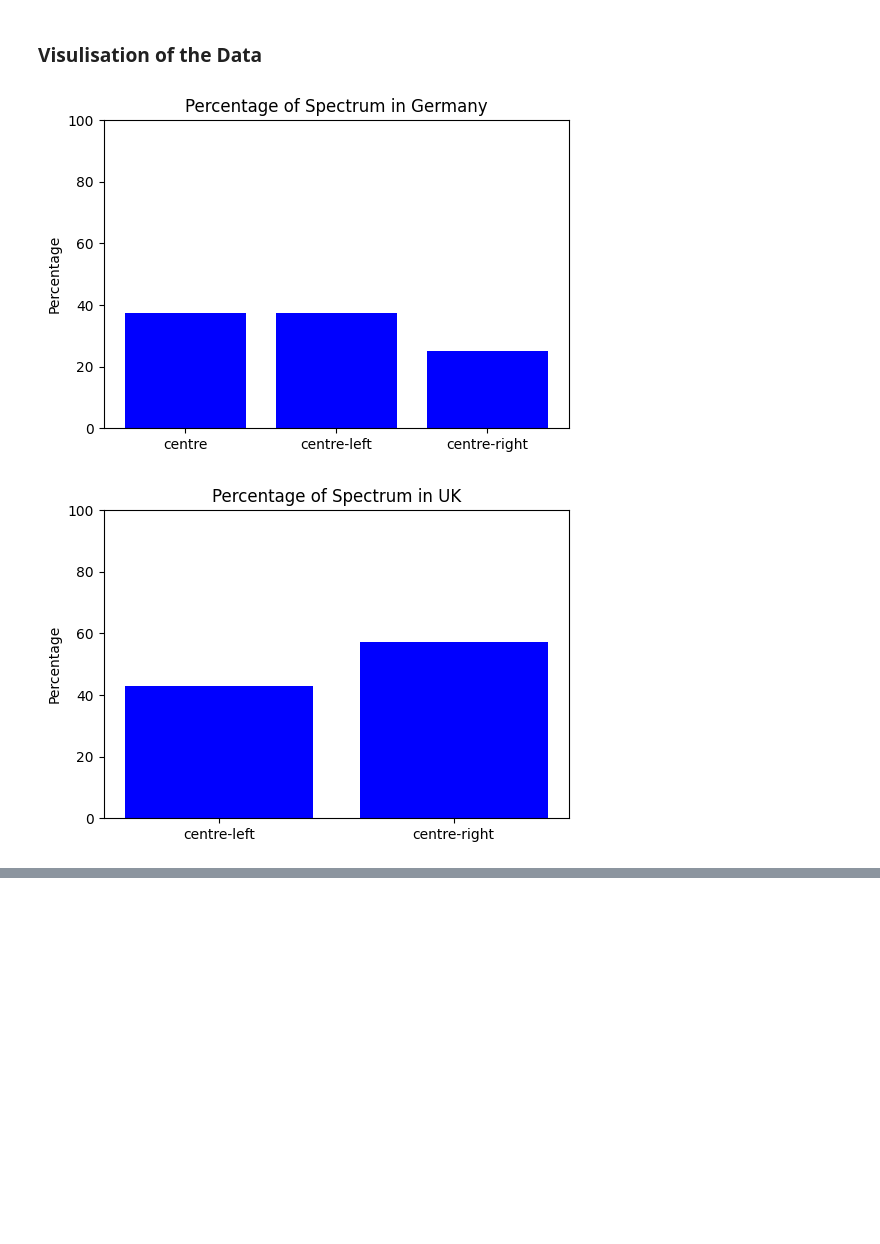
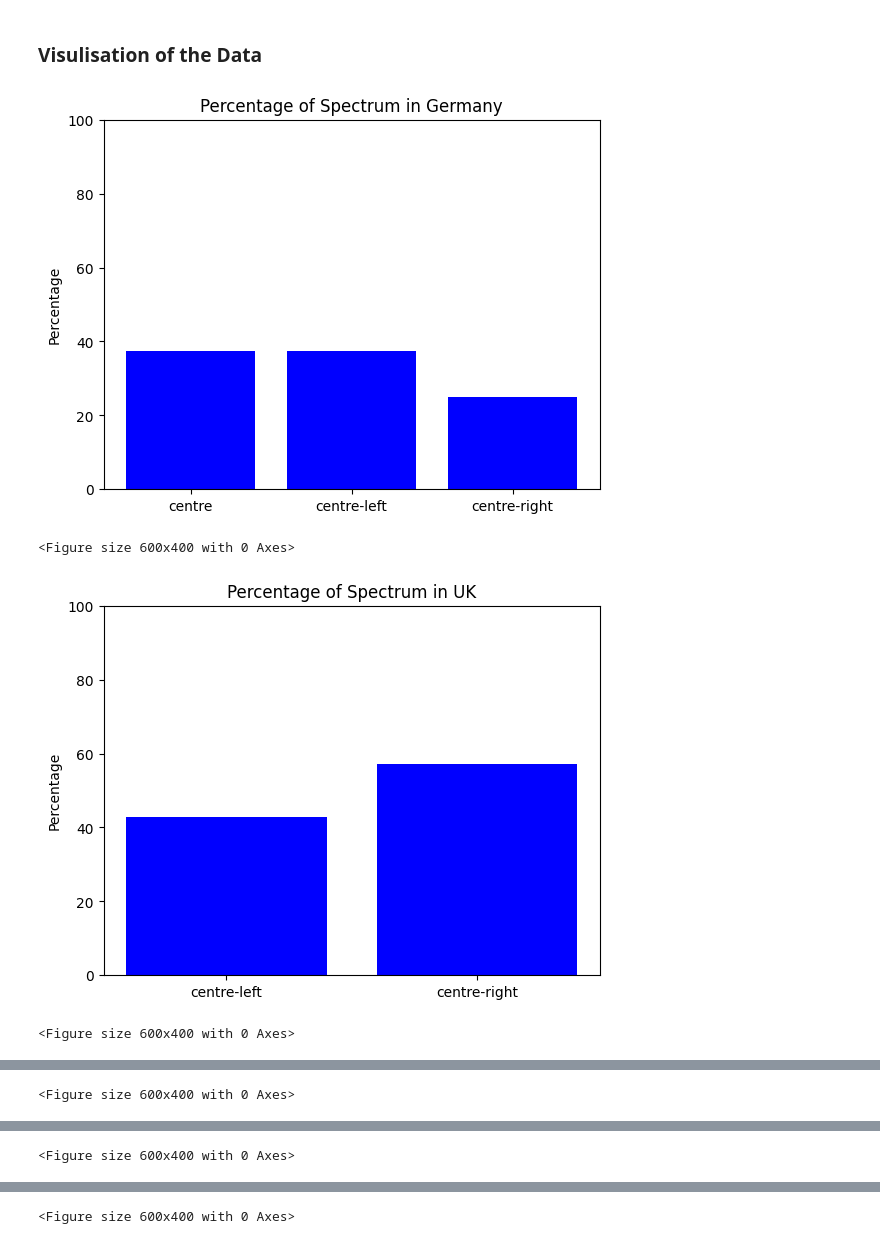
Before and after one commit to RafaelMeiri/Elections_Project, a Jupyter notebook: Analysis_V2.ipynb, the cells around one changed output, grey strips where cells are left out. Drawn from its saved outputs; the diff is of its cells as text; code cells hidden in the pictures; blank space fills up the shorter version.

```diff
--- a/Analysis_V2.ipynb
+++ b/Analysis_V2.ipynb
@@ -94,19 +100,20 @@ stock_data.head(10)
 # %%
 # Calculate the percentage of "left", "centre-left", "centre", "centre-right" and "right" for each country
 country_counts = elec_data.groupby(['Country', 'Spectrum']).size()
 country_totals = elec_data.groupby('Country').size()
 percentages = (country_counts / country_totals) * 100
 
-# Plot bar charts for each country
-unique_countries = elec_data['Country'].unique()
-for country in unique_countries:
+# Plot bar charts of the election spectrum for each country
+for country in elec_data['Country'].unique():
     country_data = percentages.loc[country]
-    plt.figure(figsize=(6, 4))
     plt.bar(country_data.index, country_data, color=['blue'])
     plt.ylabel('Percentage')
     plt.title(f'Percentage of Spectrum in {country}')
     plt.ylim(0, 100)
+    plt.figure(figsize=(6, 4))
     plt.show()
 # %% [output]
-[figure, old version]
+[figure, new version]
+<Figure size 600x400 with 0 Axes>
-[figure, old version]
+[figure, new version]
+<Figure size 600x400 with 0 Axes>
@@ -113,0 +121 @@ for country in unique_countries:
+<Figure size 600x400 with 0 Axes>
@@ -114,0 +123 @@ for country in unique_countries:
+<Figure size 600x400 with 0 Axes>
@@ -115,0 +125 @@ for country in unique_countries:
+<Figure size 600x400 with 0 Axes>
```
Also changed, not shown: parts of 5 cells of this notebook.
